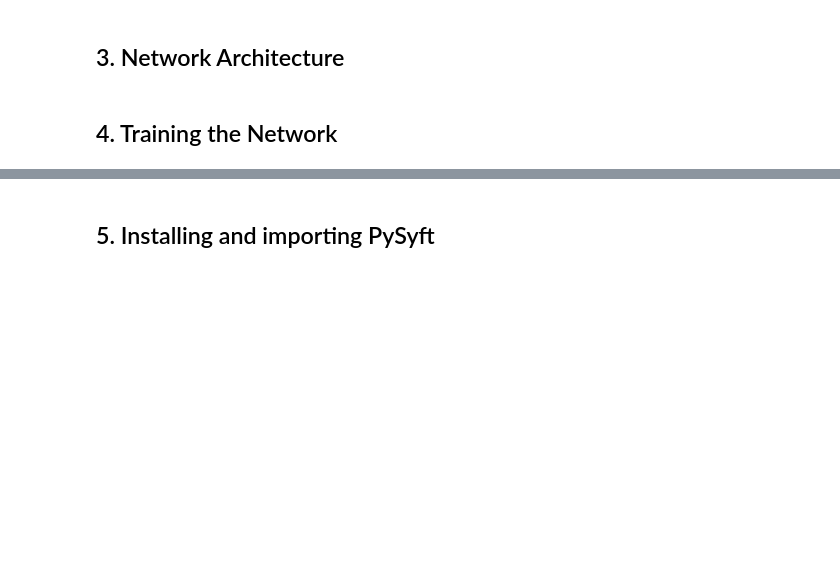
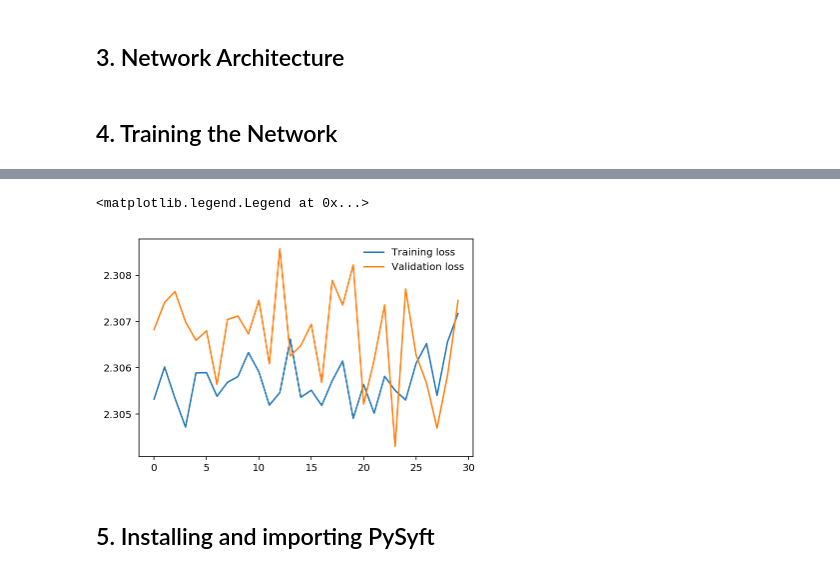
Before and after one commit to gargarchit/PATE_Analysis, a Jupyter notebook: Classification_of_MNIST_Digits_using_Differential_Privacy_and_performing_PATE_analysis_on_that_model.ipynb, the cells around one changed output, grey strips where cells are left out. Saved outputs shown, nothing was run; the diff lists cells and outputs as text; code cells hidden in the pictures; blank space fills up the shorter version.

```diff
--- a/Classification_of_MNIST_Digits_using_Differential_Privacy_and_performing_PATE_analysis_on_that_model.ipynb
+++ b/Classification_of_MNIST_Digits_using_Differential_Privacy_and_performing_PATE_analysis_on_that_model.ipynb
@@ -150,6 +139,6 @@ student_testdata = Subset(mnist_testset, list(range(9000, 100000)))
 # %%
 student_trainloader = torch.utils.data.DataLoader(student_traindata, batch_size=64, shuffle=True)
-student_testdata = torch.utils.data.DataLoader(student_testdata, batch_size=64, shuffle=True)
+student_testloader = torch.utils.data.DataLoader(student_testdata, batch_size=64, shuffle=True)
 # %%
 def perdict(model, dataloader):
   outputs = torch.zeros(0, dtype=torch.long).to(device)
@@ -164,7 +153,7 @@ def perdict(model, dataloader):
   return outputs
 # %%
 epsilon = 0.1
-preds = torch.torch.zeros((len(models),9000), dtype=torch.long)
+preds = torch.zeros((len(models),9000), dtype=torch.long)
 for i, model in enumerate(models):
   results = perdict(model, student_trainloader)
   preds[i] = results
@@ -177,3 +166,10 @@ for image_preds in np.transpose(preds):
     label_counts[i] += np.random.laplace(0, beta, 1)
   new_label = np.argmax(label_counts)
   labels = np.append(labels, new_label)
+# %%
+student_labels = np.array(labels)
+preds = preds.numpy()
+# %%
+def student_loader(student_trainloader, labels):
+    for i, (data, _) in enumerate(iter(student_trainloader)):
+        yield data, torch.from_numpy(labels[i*len(data): (i+1)*len(data)])
@@ -180,3 +239,10 @@ for image_preds in np.transpose(preds):
+# %%
+plt.plot(train_losses, label='Training loss')
+plt.plot(test_losses, label='Validation loss')
+plt.legend(frameon=False)
+# %% [output]
+<matplotlib.legend.Legend at 0x...>
+[figure, added]
 # %% [markdown]
 <h2>5. Installing and importing PySyft</h2>
 # %%
```
Also changed, not shown: parts of 8 cells of this notebook.
